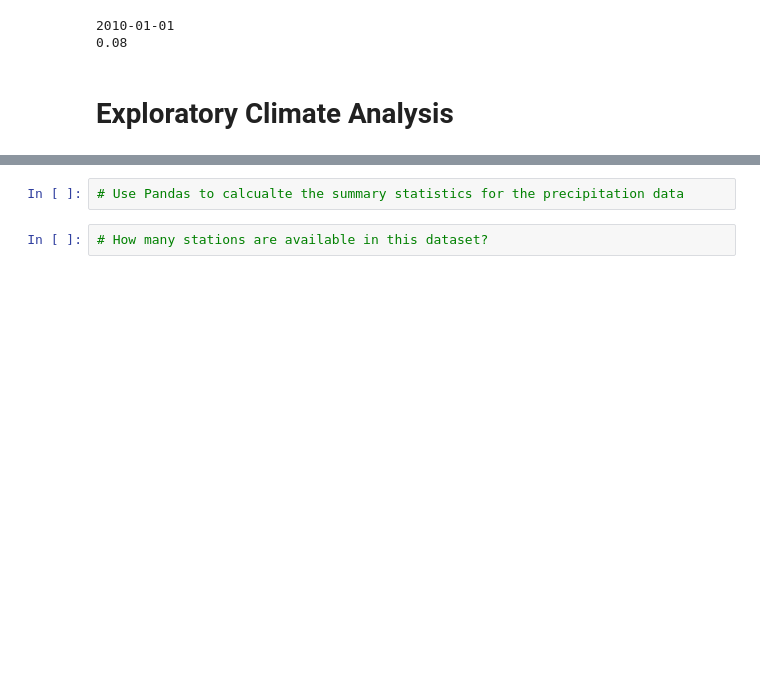
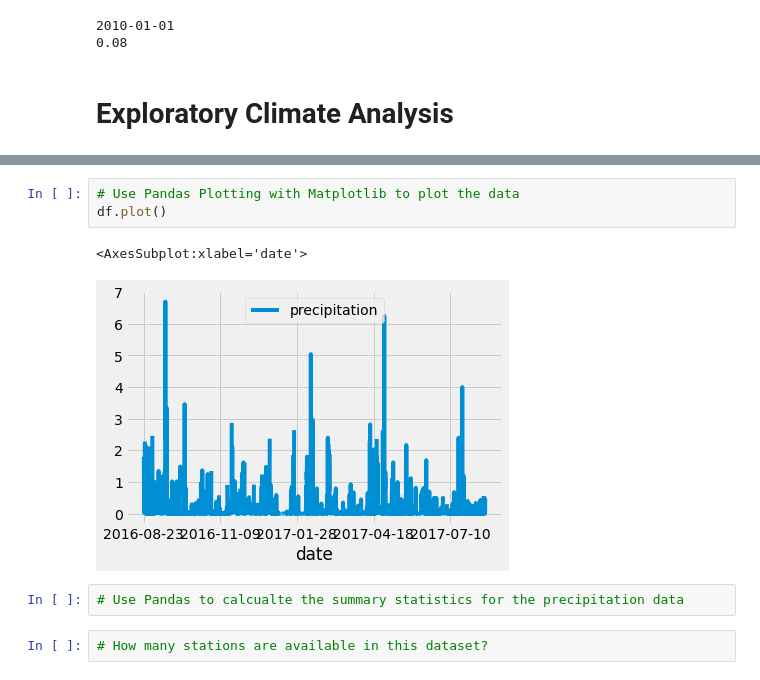
Before and after one commit to vrynerson/surfs_up, a Jupyter notebook: climate_analysis.ipynb, the cells around one changed output, grey strips where cells are left out. Drawn from its saved outputs; the diff is of its cells as text; blank space fills up the shorter version.

```diff
--- a/climate_analysis.ipynb
+++ b/climate_analysis.ipynb
@@ -66,3 +90,9 @@ for result in results:
+# %%
+# Use Pandas Plotting with Matplotlib to plot the data
+df.plot()
+# %% [output]
+<AxesSubplot:xlabel='date'>
+[figure, added]
 # %%
 # Use Pandas to calcualte the summary statistics for the precipitation data
 # %%
```
Also changed, not shown: parts of 2 cells of this notebook.
